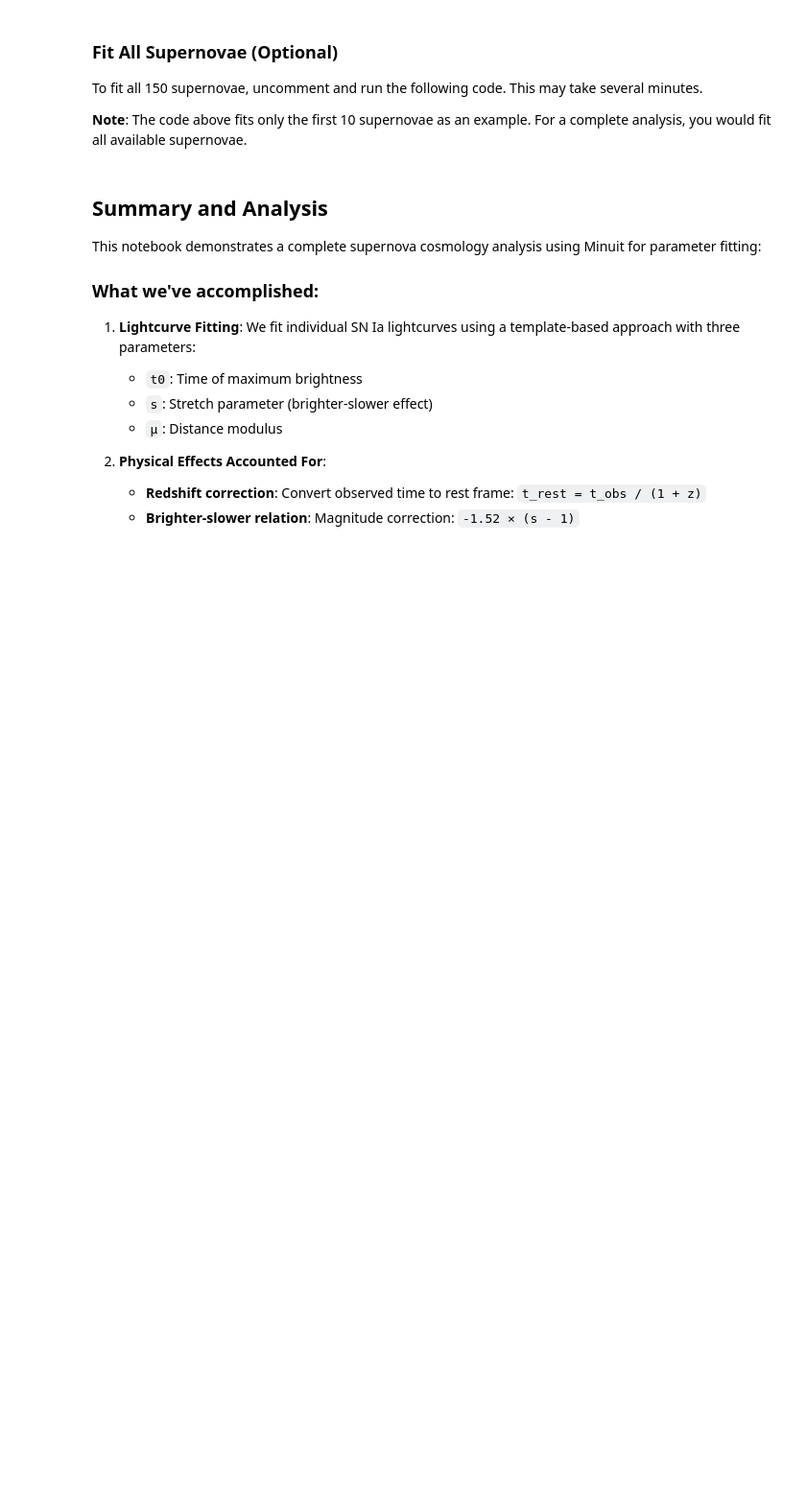
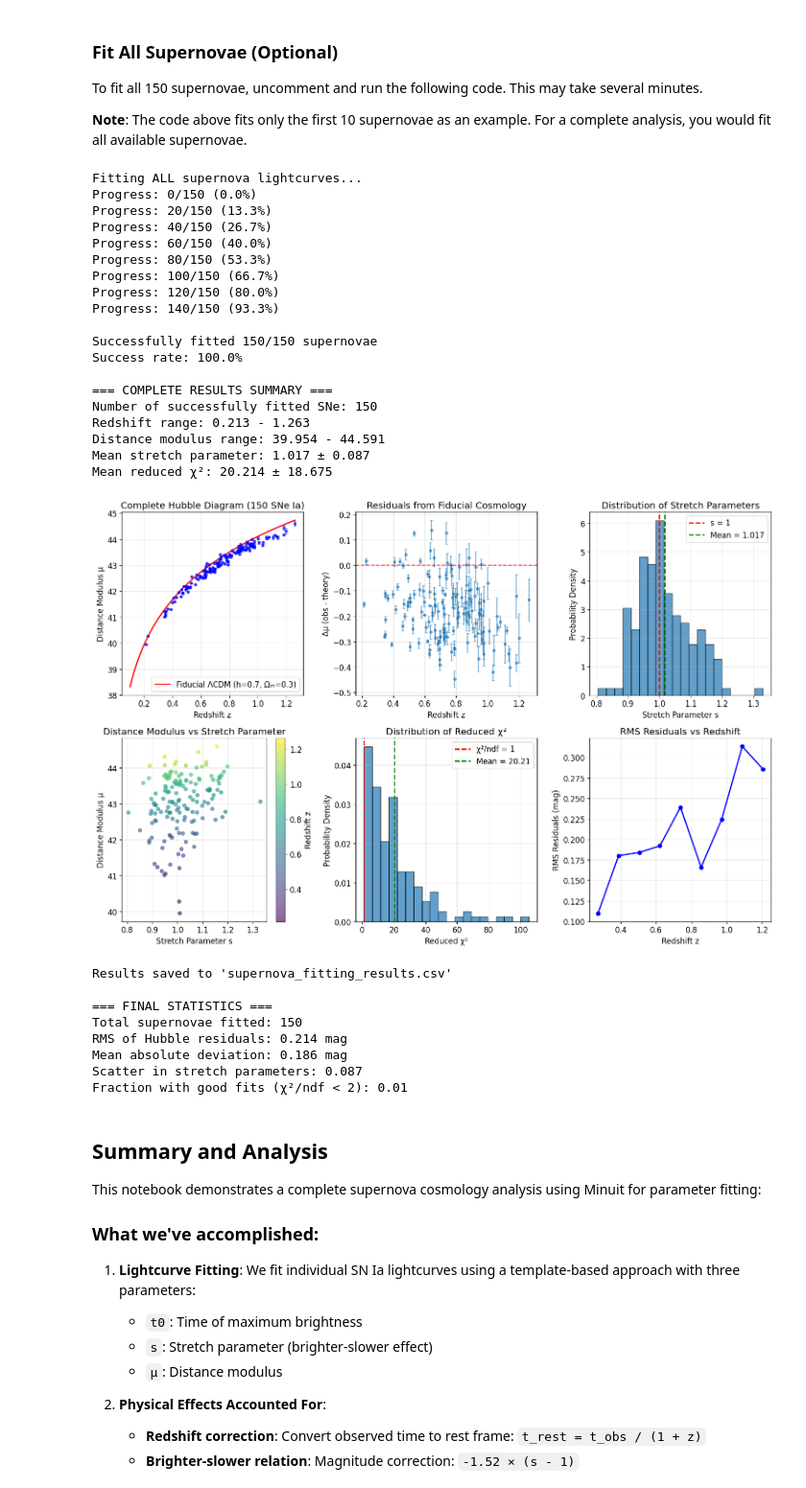
Before and after one commit to aminemahd13/EI-cosmo-A, a Jupyter notebook: SN3/minuit.ipynb, the cells around one changed output. Shown: that part at 96% size. Drawn from its saved outputs; the diff is of its cells as text; code cells hidden in the pictures; blank space fills up the shorter version.

```diff
--- a/SN3/minuit.ipynb
+++ b/SN3/minuit.ipynb
@@ -280,7 +282,7 @@ To fit all 150 supernovae, uncomment and run the following code. This may take s
 # Uncomment the following code to fit ALL 150 supernovae
 # WARNING: This will take several minutes to complete
 
-"""
+
 # Fit ALL supernovae (this may take 5-10 minutes)
 print("Fitting ALL supernova lightcurves...")
 all_fitting_results = []
@@ -323,7 +325,7 @@ if all_fitting_results:
 
     # Theoretical prediction
     z_theory = np.linspace(0.1, max(all_redshifts), 100)
-    mu_theory = cs.musn1a(z_theory, cosmo_fiducial)
+    mu_theory = cs.musn1a(z_theory, cosmo_pars)
     plot(z_theory, mu_theory, 'r-', label='Fiducial ΛCDM (h=0.7, Ωₘ=0.3)', linewidth=2)
 
     xlabel('Redshift z')
@@ -334,7 +336,7 @@ if all_fitting_results:
 
     # Residuals
     subplot(2, 3, 2)
-    mu_theory_at_z = cs.musn1a(np.array(all_redshifts), cosmo_fiducial)
+    mu_theory_at_z = cs.musn1a(np.array(all_redshifts), cosmo_pars)
     residuals = np.array(all_mu) - mu_theory_at_z
     errorbar(all_redshifts, residuals, yerr=all_mu_err, fmt='o',
              capsize=2, markersize=4, alpha=0.6)
@@ -385,34 +387,62 @@ if all_fitting_results:
     rms_values = []
 
     for i in range(len(z_bins)-1):
         mask = (np.array(all_redshifts) >= z_bins[i]) & (np.array(all_redshifts) < z_bins[i+1])
         if np.sum(mask) > 0:
             z_centers.append((z_bins[i] + z_bins[i+1])/2)
             rms_values.append(np.sqrt(np.mean(residuals[mask]**2)))
 
     plot(z_centers, rms_values, 'bo-', markersize=6, linewidth=2)
     xlabel('Redshift z')
     ylabel('RMS Residuals (mag)')
     title('RMS Residuals vs Redshift')
     grid(True, alpha=0.3)
 
     tight_layout()
     show()
 
     # Save results to file
     import pandas as pd
     df_results = pd.DataFrame(all_fitting_results)
     df_results.to_csv('supernova_fitting_results.csv', index=False)
     print(f"\nResults saved to 'supernova_fitting_results.csv'")
 
     # Final statistics
     print(f"\n=== FINAL STATISTICS ===")
     print(f"Total supernovae fitted: {len(all_fitting_results)}")
     print(f"RMS of Hubble residuals: {np.sqrt(np.mean(residuals**2)):.3f} mag")
     print(f"Mean absolute deviation: {np.mean(np.abs(residuals)):.3f} mag")
     print(f"Scatter in stretch parameters: {np.std(all_stretch):.3f}")
     print(f"Fraction with good fits (χ²/ndf < 2): {np.sum(np.array(all_chi2_red) < 2)/len(all_chi2_red):.2f}")
-"""
+# %% [output]
+Fitting ALL supernova lightcurves...
+Progress: 0/150 (0.0%)
+Progress: 20/150 (13.3%)
+Progress: 40/150 (26.7%)
+Progress: 60/150 (40.0%)
+Progress: 80/150 (53.3%)
+Progress: 100/150 (66.7%)
+Progress: 120/150 (80.0%)
+Progress: 140/150 (93.3%)
+
+Successfully fitted 150/150 supernovae
+Success rate: 100.0%
+
+=== COMPLETE RESULTS SUMMARY ===
+Number of successfully fitted SNe: 150
+Redshift range: 0.213 - 1.263
+Distance modulus range: 39.954 - 44.591
+Mean stretch parameter: 1.017 ± 0.087
+Mean reduced χ²: 20.214 ± 18.675
+[figure, added]
+Results saved to 'supernova_fitting_results.csv'
+
+=== FINAL STATISTICS ===
+Total supernovae fitted: 150
+RMS of Hubble residuals: 0.214 mag
+Mean absolute deviation: 0.186 mag
+Scatter in stretch parameters: 0.087
+Fraction with good fits (χ²/ndf < 2): 0.01
 # %% [markdown]
 ## Summary and Analysis
 
```
Also changed, not shown: parts of 10 cells of this notebook, 1 other file.
